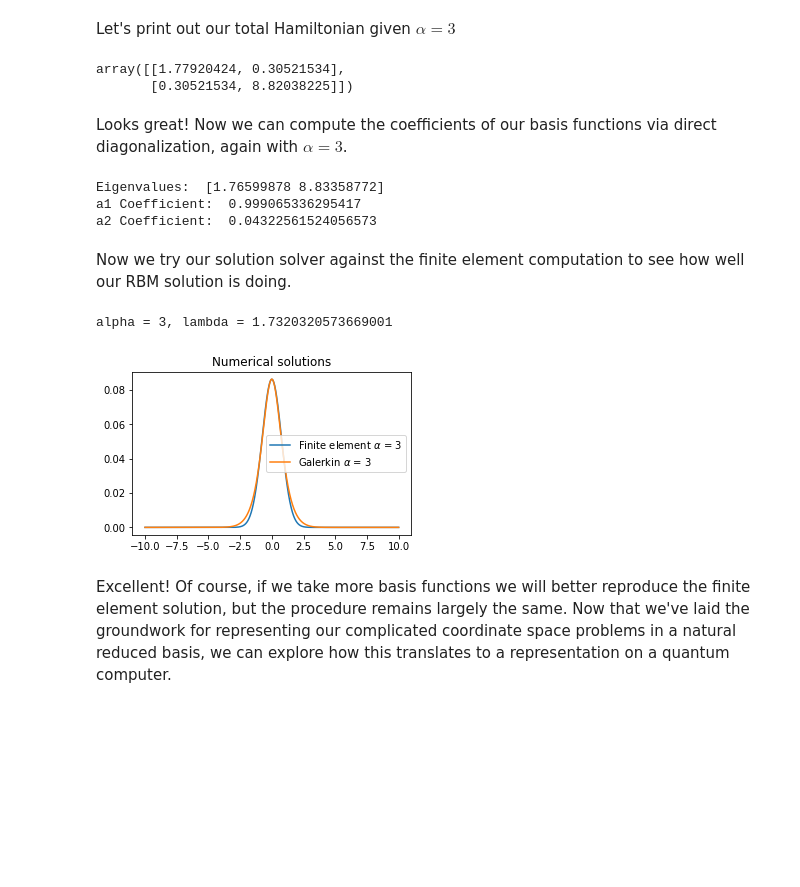
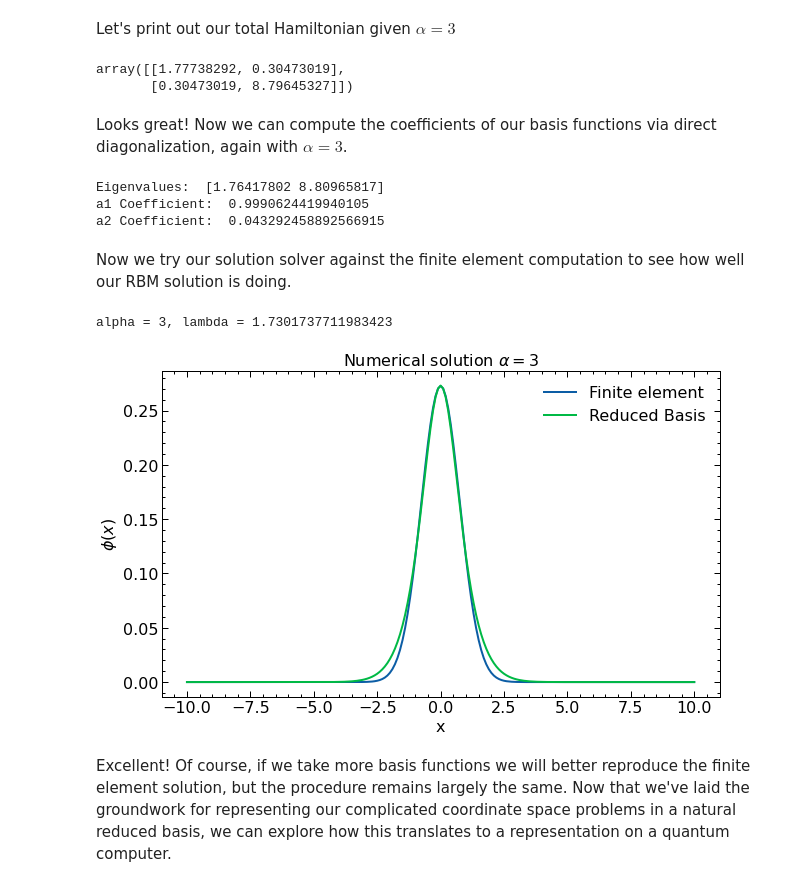
Before and after one commit to kylegodbey/nuclear-quantum-computing, a Jupyter notebook: nuclear-qc/horbm/classical.ipynb, the cells around one changed output. Saved outputs shown, nothing was run; the diff lists cells and outputs as text; code cells hidden in the pictures; blank space fills up the shorter version.

```diff
--- a/nuclear-qc/horbm/classical.ipynb
+++ b/nuclear-qc/horbm/classical.ipynb
@@ -32,6 +34,7 @@ import scipy as sci
 from scipy import optimize
 from scipy import special
 import matplotlib.pyplot as plt
+plt.style.use(['science','notebook'])
 # %% [markdown]
 We first define some helper functions to return things like the potentials and Hamiltonian.
 # %%
@@ -102,7 +105,7 @@ def solve(H,grid,h):
     for i,evect in enumerate(evects):
         #norm = np.sqrt(1/sci.integrate.simpson(evect*evect,grid))
         norm = 1/(np.linalg.norm(np.dot(evect,evect)))
-        evects[i] = evects[i]*norm
+        evects[i] = evects[i]*norm/np.sqrt(h)
     return evals,evects
 
 def getSystem(H,psi_array,phi_array):
@@ -153,7 +156,7 @@ def getSystem(H,psi_array,phi_array):
 Now we can define some parameters of our system, including our mesh.
 # %%
 #First define global variables
-h = 10**(-2) ### grid spacing for domain (Warning around 10**(-3) it starts to get slow).
+h = 10**(-1) ### grid spacing for domain (Warning around 10**(-3) it starts to get slow).
 ### HO global parameters
 n = 0 # principle quantum number to solve in HO
 mass = 1.0 # mass for the HO system
@@ -167,0 +171,11 @@ Number of grid points:  2001
+# %%
+H = construct_H(V,x_array,1,1)
+evals, evects = solve(H,x_array,h)
+
+plt.plot(x_array, evects[0], color="blue",label = r'$\kappa=1,$' "\n" '$\lambda$='+str(round(evals[0],2)))
+
+plt.legend(loc='upper right')
+
+plt.ylabel("Phi(x)")
+plt.xlabel("x")
+plt.show()
@@ -316,8 +339,8 @@ Let's print out our total Hamiltonian given $\alpha=3$
 # %%
 tildeH(3)
 # %% [output]
-array([[1.77920424, 0.30521534],
-       [0.30521534, 8.82038225]])
+array([[1.77738292, 0.30473019],
+       [0.30473019, 8.79645327]])
 # %% [markdown]
 Looks great! Now we can compute the coefficients of our basis functions via direct diagonalization, again with $\alpha=3$.
 # %%
@@ -326,9 +349,9 @@ print("Eigenvalues: ", solution[0])
 print("a1 Coefficient: ",solution[1][0][0])
 print("a2 Coefficient: ",solution[1][0][1])
 # %% [output]
-Eigenvalues:  [1.76599878 8.83358772]
-a1 Coefficient:  0.999065336295417
-a2 Coefficient:  0.04322561524056573
+Eigenvalues:  [1.76417802 8.80965817]
+a1 Coefficient:  0.9990624419940105
+a2 Coefficient:  0.043292458892566915
 # %% [markdown]
 Now we try our solution solver against the finite element computation to see how well our RBM solution is doing.
 # %%
@@ -336,39 +359,42 @@ Now we try our solution solver against the finite element computation to see how
 alpha_k = 3
 solGaler=phibuilder(alpha_k)
 lamGaler=systemSolver(alpha_k)[0][0]
 
 alpha_vals = [alpha_k]
 
 T = np.zeros((len(alpha_vals),m))
 
 T_evals = np.zeros(len(alpha_vals))
 
 for i,alpha_sample in enumerate(alpha_vals):
     H = construct_H(V,x_array,mass,alpha_sample) # construct the Hamiltonian matrix for given alpha_sample.
     evals, evects = solve(H,x_array,h) # solve the system for evals and evects.
     T[i] = evects[n]/np.linalg.norm(evects[n]) # assign the nth evect to solution array T
     T_evals[i] = evals[n] # assign the nth eigenvalue to the eigenvalue array T_eval.
     print(f'alpha = {alpha_sample}, lambda = {evals[n]}')
 
 
 
 
 # Make plots of the numerical wavefunction
-fig, ax = plt.subplots(1,1,figsize=(5,3))
+fig, ax = plt.subplots(1,1,figsize=(10,6))
 for i in range(len(alpha_vals)):
 
-    ax.plot(x_array,(T[i]),label= r'Finite element $\alpha$ = '+str(alpha_vals[i]))
+    ax.plot(x_array,(T[i]),label= r'Finite element')
 
-ax.plot(x_array,(phi1),label=r'Galerkin $\alpha$ = '+str(alpha_vals[i]))
+ax.plot(x_array,(phi1),label=r'Reduced Basis')
 
 
-ax.set_title('Numerical solutions')
+
+ax.set_title('Numerical solution ' r'$\alpha=$'+str(alpha_vals[i]))
 
 ax.legend()
-
+plt.ylabel(r'$\phi(x)$')
+plt.xlabel("x")
+ax.legend()
 plt.show()
 # %% [output]
-alpha = 3, lambda = 1.7320320573669001
+alpha = 3, lambda = 1.7301737711983423
-[figure, old version]
+[figure, new version]
 # %% [markdown]
 Excellent! Of course, if we take more basis functions we will better reproduce the finite element solution, but the procedure remains largely the same. Now that we've laid the groundwork for representing our complicated coordinate space problems in a natural reduced basis, we can explore how this translates to a representation on a quantum computer.
```
Also changed, not shown: parts of 10 cells of this notebook, 2 other files.
